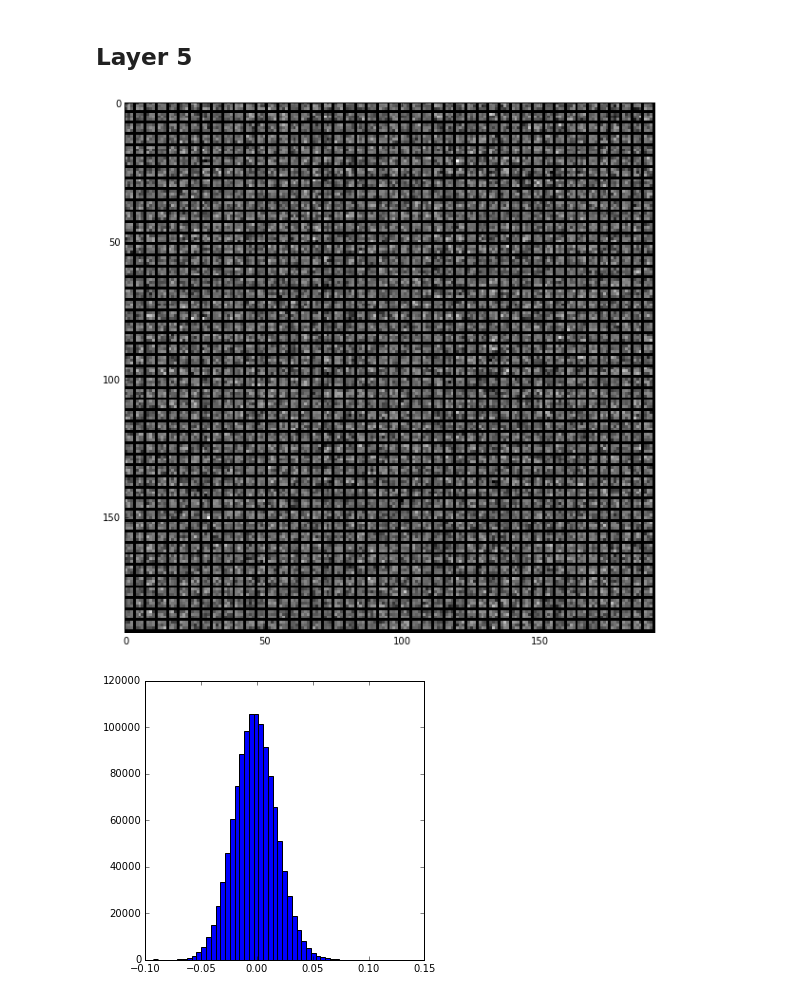
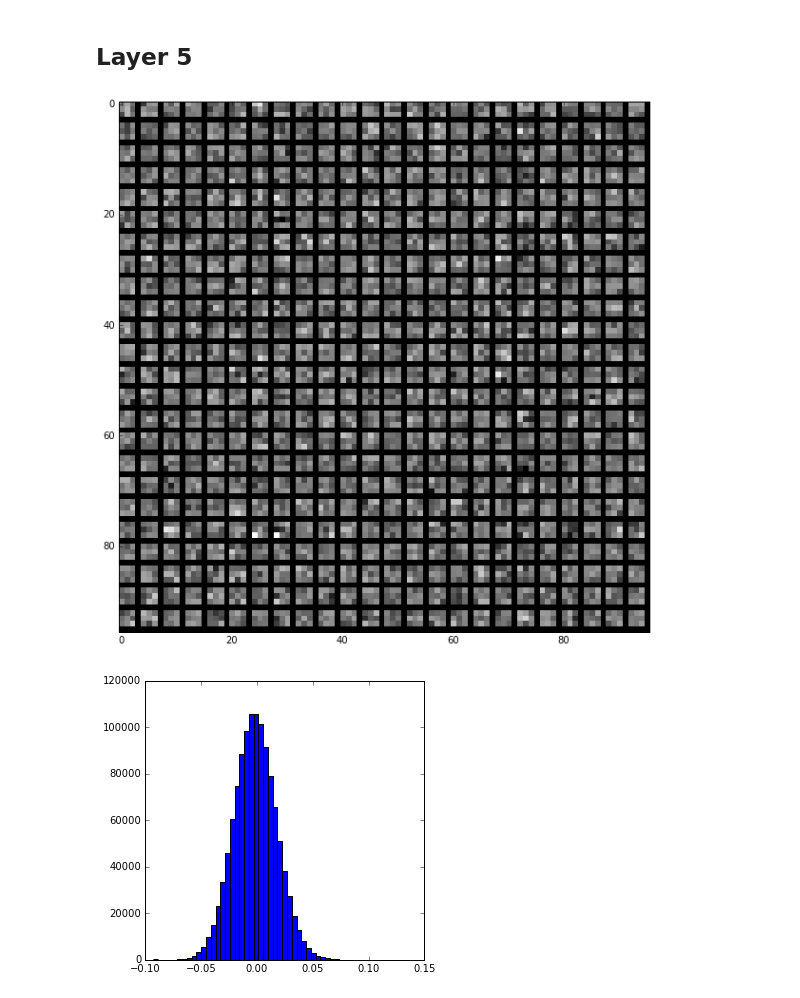
Before and after one commit to jhamrick/CS280MiniPlaces, a Jupyter notebook: Analysis.ipynb, the cells around one changed output. Drawn from its saved outputs; the diff is of its cells as text; code cells hidden in the pictures.

Commit message:
Regenerate filter figures

```diff
--- a/Analysis.ipynb
+++ b/Analysis.ipynb
@@ -184,9 +184,10 @@ utils.vis_square(feat, padval=0.5)
 ## Layer 5
 # %%
 filters = net.params['conv5'][0].data
-utils.vis_square(filters[:48, :48].reshape(48**2, 3, 3))
+utils.vis_square(filters[:24, :24].reshape(24**2, 3, 3))
+plt.savefig("writeup/figures/conv5_filters.png")
 # %% [output]
-[figure, old version]
+[figure, new version]
 # %%
 fig, ax = plt.subplots()
 ax.hist(filters.ravel(), bins=50)
```
Also changed, not shown: parts of 3 cells of this notebook, 5 other files.
